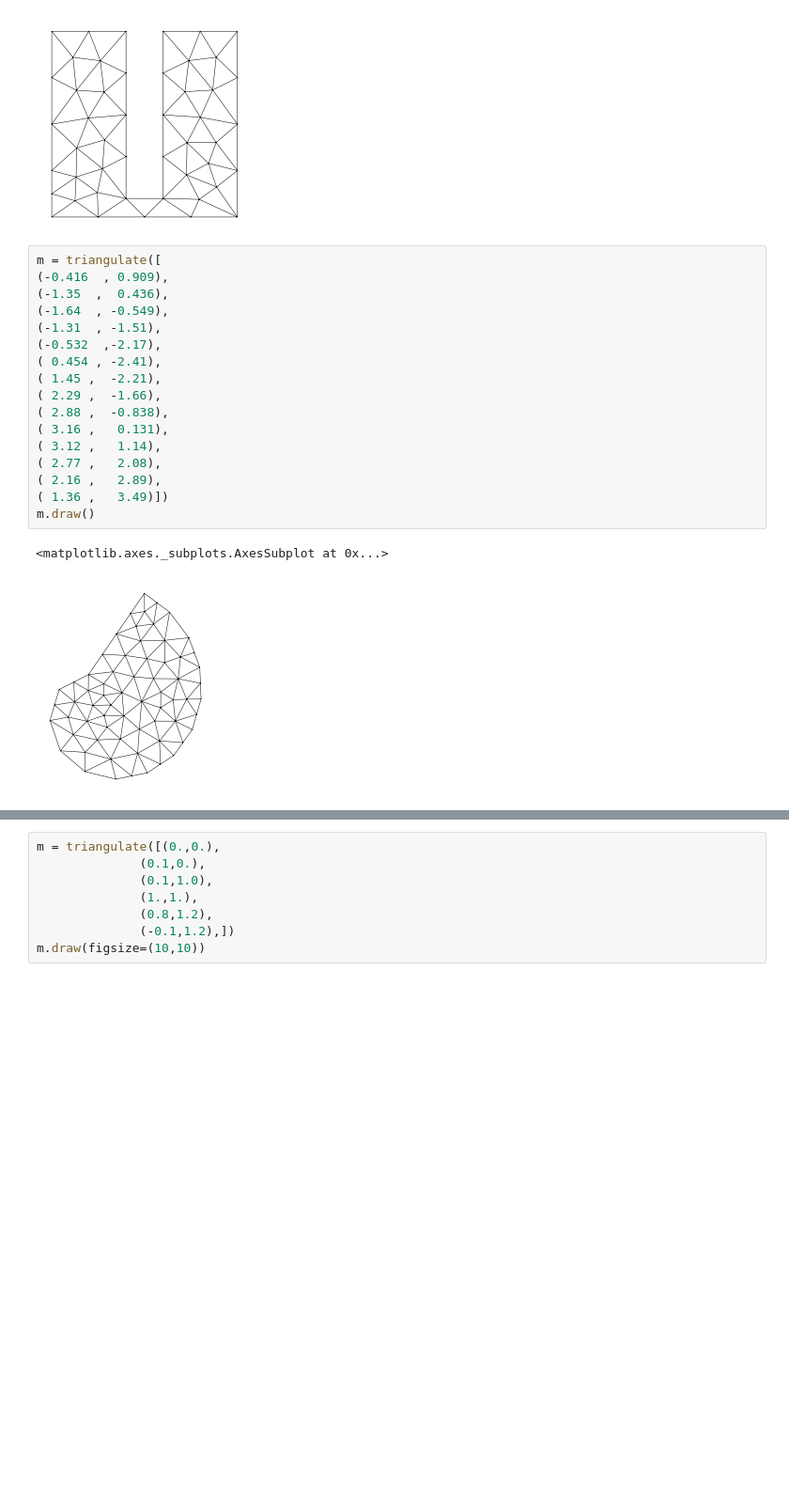
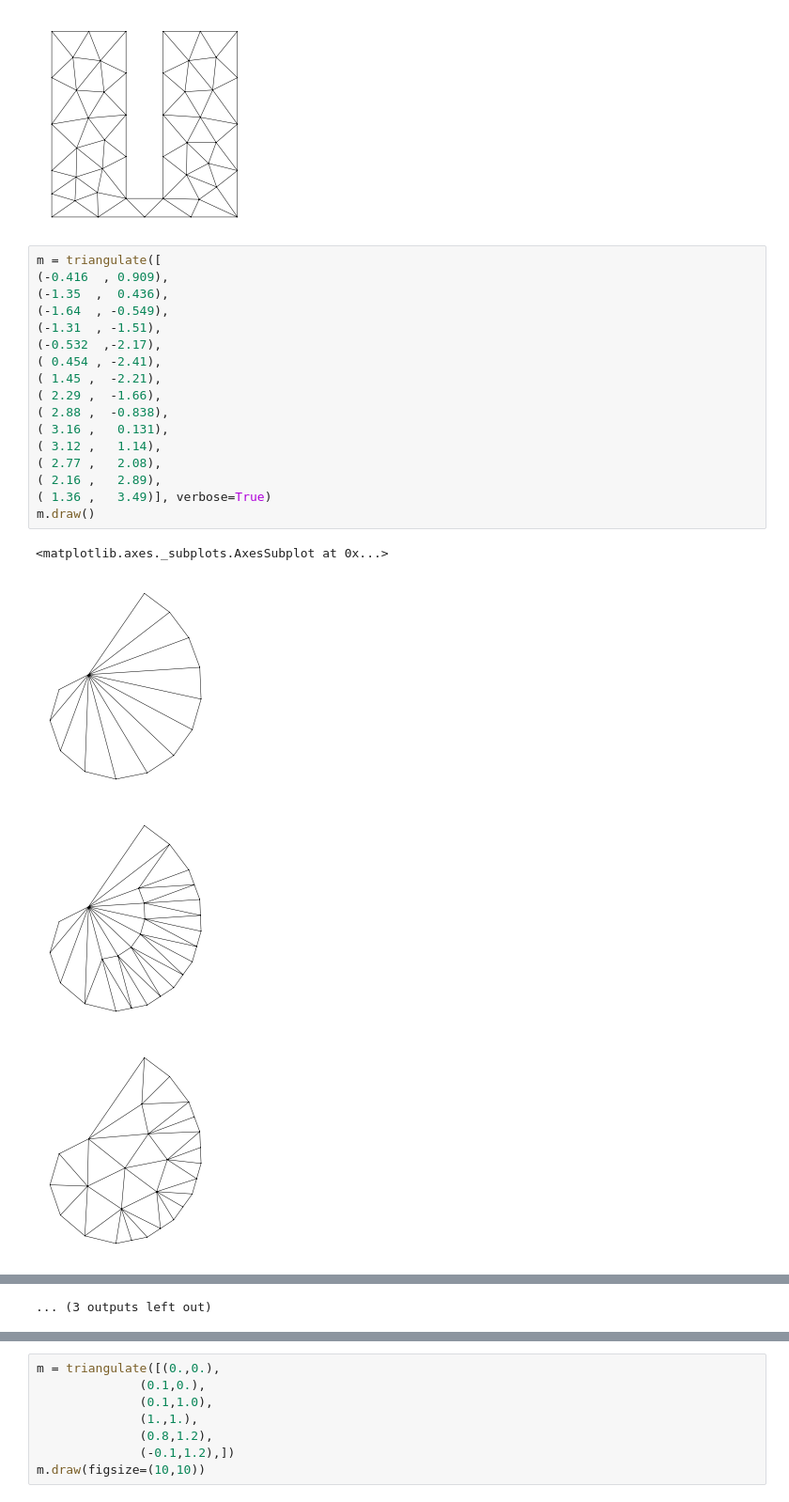
Before and after one commit to kinnala/paper-meshgen, a Jupyter notebook: examples/example_meshes.ipynb, the cells around one changed output, grey strips where cells are left out. Shown at 94% size. Drawn from its saved outputs; the diff is of its cells as text; blank space fills up the shorter version.

```diff
--- a/examples/example_meshes.ipynb
+++ b/examples/example_meshes.ipynb
@@ -50,20 +50,22 @@ m.draw()
 # %%
 m = triangulate([
 (-0.416  , 0.909),
 (-1.35  ,  0.436),
 (-1.64  , -0.549),
 (-1.31  , -1.51),
 (-0.532  ,-2.17),
 ( 0.454 , -2.41),
 ( 1.45 ,  -2.21),
 ( 2.29 ,  -1.66),
 ( 2.88 ,  -0.838),
 ( 3.16 ,   0.131),
 ( 3.12 ,   1.14),
 ( 2.77 ,   2.08),
 ( 2.16 ,   2.89),
-( 1.36 ,   3.49)])
+( 1.36 ,   3.49)], verbose=True)
 m.draw()
 # %% [output]
 <matplotlib.axes._subplots.AxesSubplot at 0x...>
-[figure, old version]
+[figure, new version]
+[figure, added]
+[figure, added]
@@ -69,0 +80 @@ m.draw()
+... (3 outputs left out)
```
Also changed, not shown: parts of 13 cells of this notebook, 6 other files.
